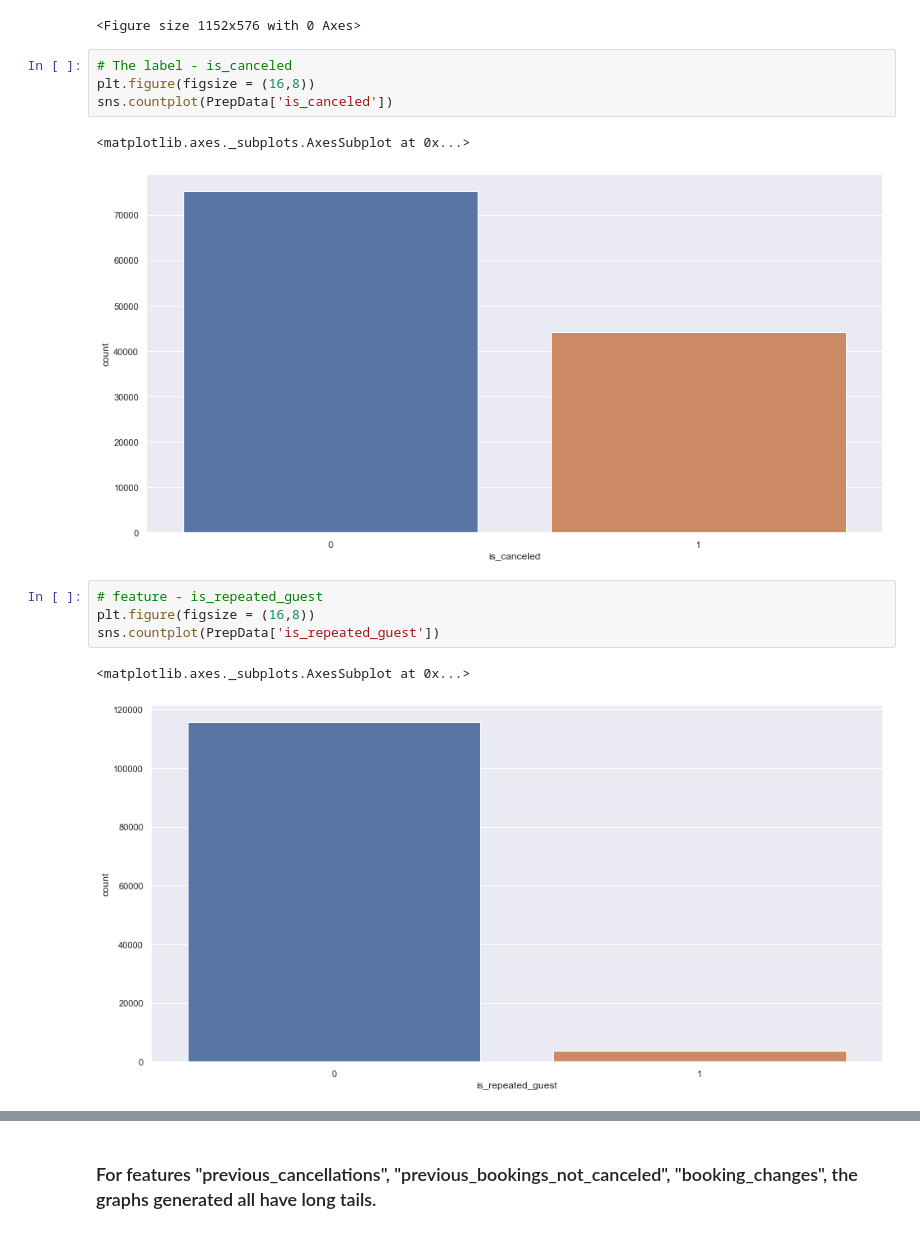
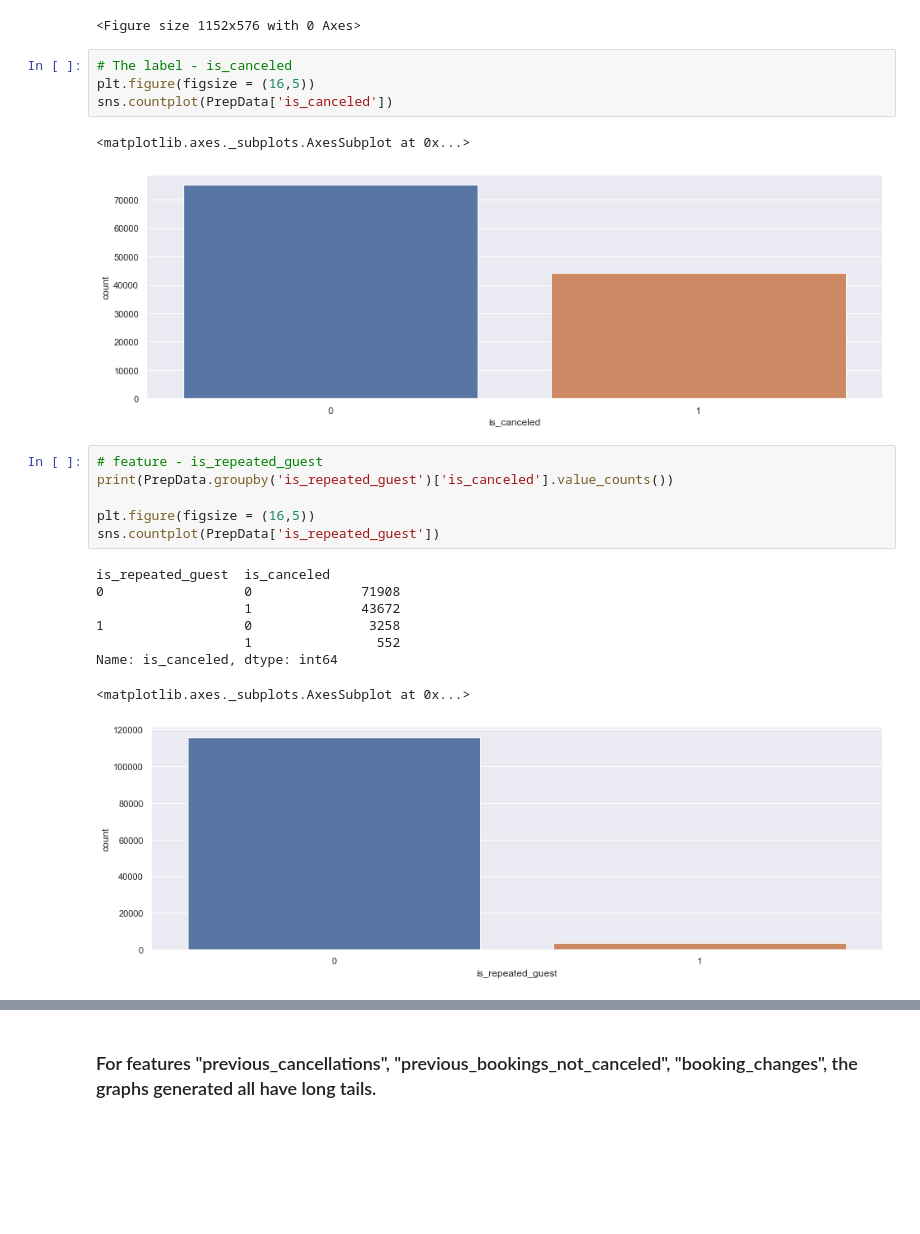
Before and after one commit to tkong1998/hotel-booking-demand, a Jupyter notebook: April 16.ipynb, the cells around one changed output, grey strips where cells are left out. Drawn from its saved outputs; the diff is of its cells as text; blank space fills up the shorter version.

```diff
--- a/April 16.ipynb
+++ b/April 16.ipynb
@@ -237,15 +229,23 @@ sns.set(style='darkgrid')
 <Figure size 1152x576 with 0 Axes>
 # %%
 # The label - is_canceled
-plt.figure(figsize = (16,8))
+plt.figure(figsize = (16,5))
 sns.countplot(PrepData['is_canceled'])
 # %% [output]
 <matplotlib.axes._subplots.AxesSubplot at 0x...>
-[figure, old version]
+[figure, new version]
 # %%
 # feature - is_repeated_guest
-plt.figure(figsize = (16,8))
+print(PrepData.groupby('is_repeated_guest')['is_canceled'].value_counts())
+
+plt.figure(figsize = (16,5))
 sns.countplot(PrepData['is_repeated_guest'])
 # %% [output]
-<matplotlib.axes._subplots.AxesSubplot at 0x...>
+is_repeated_guest  is_canceled
+0                  0              71908
+                   1              43672
+1                  0               3258
+                   1                552
+Name: is_canceled, dtype: int64
+<matplotlib.axes._subplots.AxesSubplot at 0x...>
-[figure, old version]
+[figure, new version]
```
Also changed, not shown: parts of 16 cells of this notebook.
